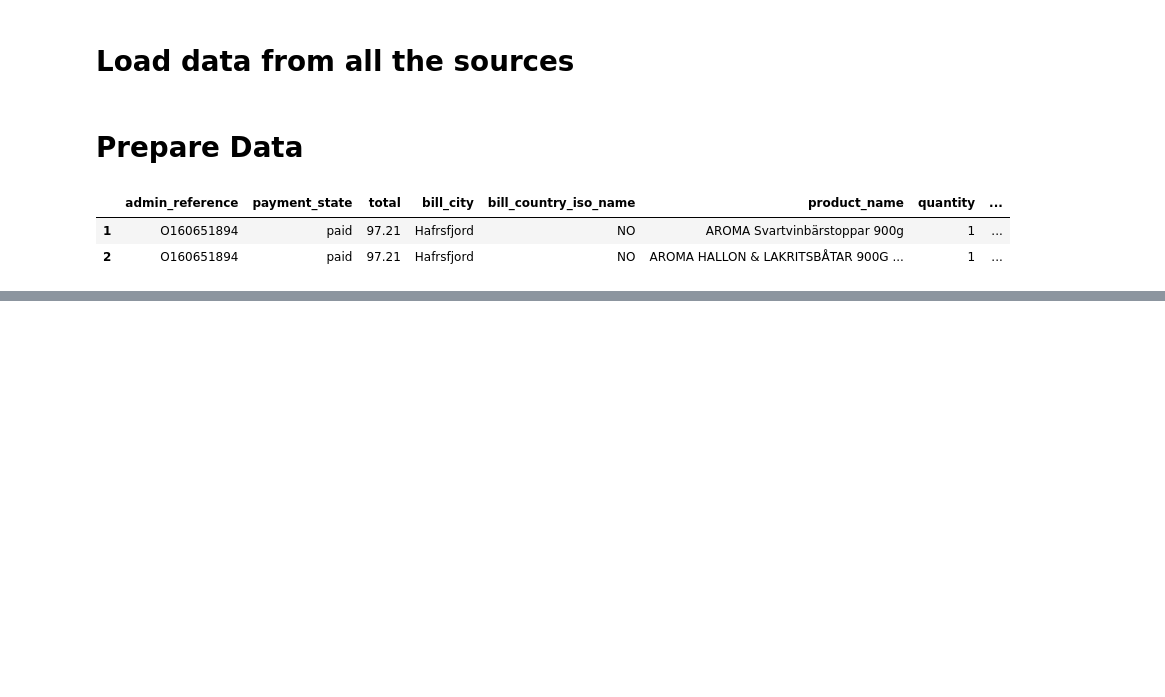
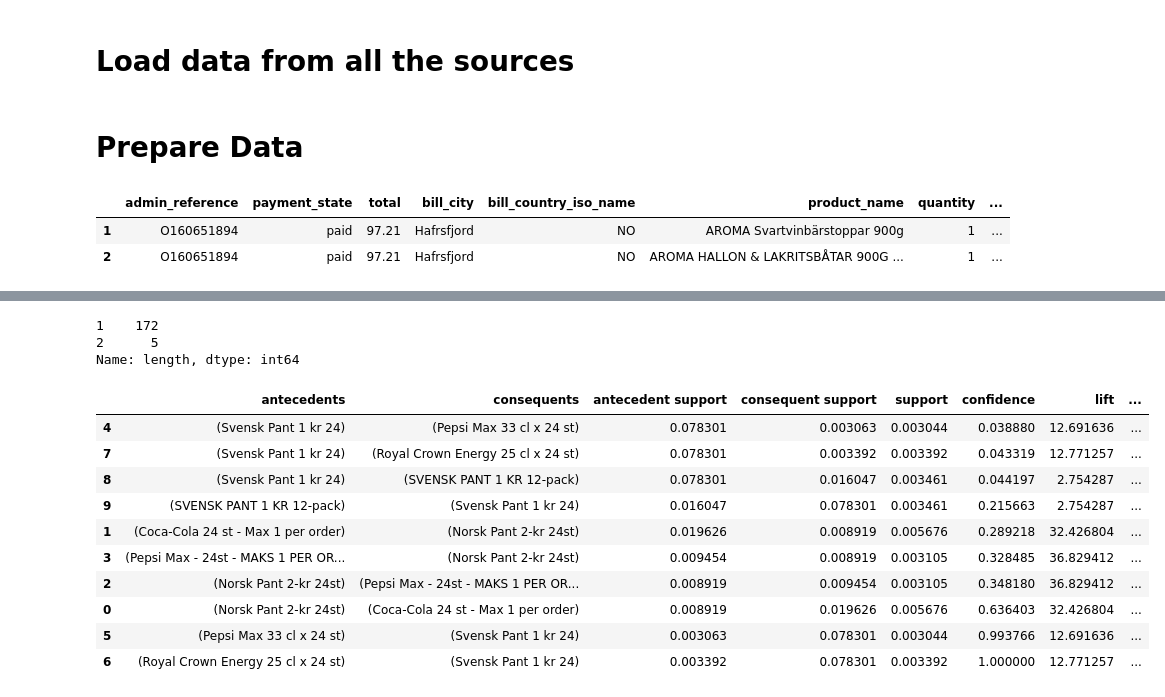
Before and after one commit to Iamnikhilramesh/Intern-files, a Jupyter notebook: Association Rule Analysis (Q3).ipynb, the cells around one changed output, grey strips where cells are left out. Saved outputs shown, nothing was run; the diff lists cells and outputs as text; code cells hidden in the pictures; blank space fills up the shorter version.

```diff
--- a/Association Rule Analysis (Q3).ipynb
+++ b/Association Rule Analysis (Q3).ipynb
@@ -94,0 +162,3 @@ NameError: name 'products' is not defined
+# %%
+#prepare a basket
+basket = orders.groupby(['admin_reference', 'product_name'])['quantity'].sum().unstack().reset_index().fillna(0).set_index('admin_reference')
@@ -94,0 +182,11 @@ NameError: name 'products' is not defined
+# %%
+#There are a lot of zeros in the data but we also need to make sure any positive values are converted to a 1
+#and anything less the 0 is set to 0. This step will complete the one hot encoding of the data
+#and remove the postage column (since that charge is not one we wish to explore):
+def encode_units(x):
+    if x <= 0:
+        return 0
+    if x >= 1:
+        return 1
+
+basket_sets = basket.applymap(encode_units)
@@ -94,0 +210,3 @@ NameError: name 'products' is not defined
+# %%
+#Frequent items
+frequent_itemsets = apriori(basket_sets, min_support=0.003, use_colnames=True)
@@ -94,0 +229,3 @@ NameError: name 'products' is not defined
+# %%
+frequent_itemsets['length'] = frequent_itemsets['itemsets'].apply(lambda x: len(x))
+frequent_itemsets.head(4)
@@ -94,0 +238,22 @@ NameError: name 'products' is not defined
+# %%
+frequent_itemsets['length'].value_counts()
+# %% [output]
+1    172
+2      5
+Name: length, dtype: int64
+# %%
+#Apply association rule
+rules = association_rules(frequent_itemsets, metric="lift", min_threshold=0.1)
+rules.sort_values(by='confidence')
+# %% [output]
+|  | antecedents | consequents | antecedent support | consequent support | support | confidence | lift | ... |
+| 4 | (Svensk Pant 1 kr 24) | (Pepsi Max 33 cl x 24 st) | 0.078301 | 0.003063 | 0.003044 | 0.038880 | 12.691636 | ... |
+| 7 | (Svensk Pant 1 kr 24) | (Royal Crown Energy 25 cl x 24 st) | 0.078301 | 0.003392 | 0.003392 | 0.043319 | 12.771257 | ... |
+| 8 | (Svensk Pant 1 kr 24) | (SVENSK PANT 1 KR 12-pack) | 0.078301 | 0.016047 | 0.003461 | 0.044197 | 2.754287 | ... |
+| 9 | (SVENSK PANT 1 KR 12-pack) | (Svensk Pant 1 kr 24) | 0.016047 | 0.078301 | 0.003461 | 0.215663 | 2.754287 | ... |
+| 1 | (Coca-Cola 24 st - Max 1 per order) | (Norsk Pant 2-kr 24st) | 0.019626 | 0.008919 | 0.005676 | 0.289218 | 32.426804 | ... |
+| 3 | (Pepsi Max - 24st - MAKS 1 PER OR... | (Norsk Pant 2-kr 24st) | 0.009454 | 0.008919 | 0.003105 | 0.328485 | 36.829412 | ... |
+| 2 | (Norsk Pant 2-kr 24st) | (Pepsi Max - 24st - MAKS 1 PER OR... | 0.008919 | 0.009454 | 0.003105 | 0.348180 | 36.829412 | ... |
+| 0 | (Norsk Pant 2-kr 24st) | (Coca-Cola 24 st - Max 1 per order) | 0.008919 | 0.019626 | 0.005676 | 0.636403 | 32.426804 | ... |
+| 5 | (Pepsi Max 33 cl x 24 st) | (Svensk Pant 1 kr 24) | 0.003063 | 0.078301 | 0.003044 | 0.993766 | 12.691636 | ... |
+| 6 | (Royal Crown Energy 25 cl x 24 st) | (Svensk Pant 1 kr 24) | 0.003392 | 0.078301 | 0.003392 | 1.000000 | 12.771257 | ... |
```
Also changed, not shown: parts of 18 cells of this notebook, 4 other files.
